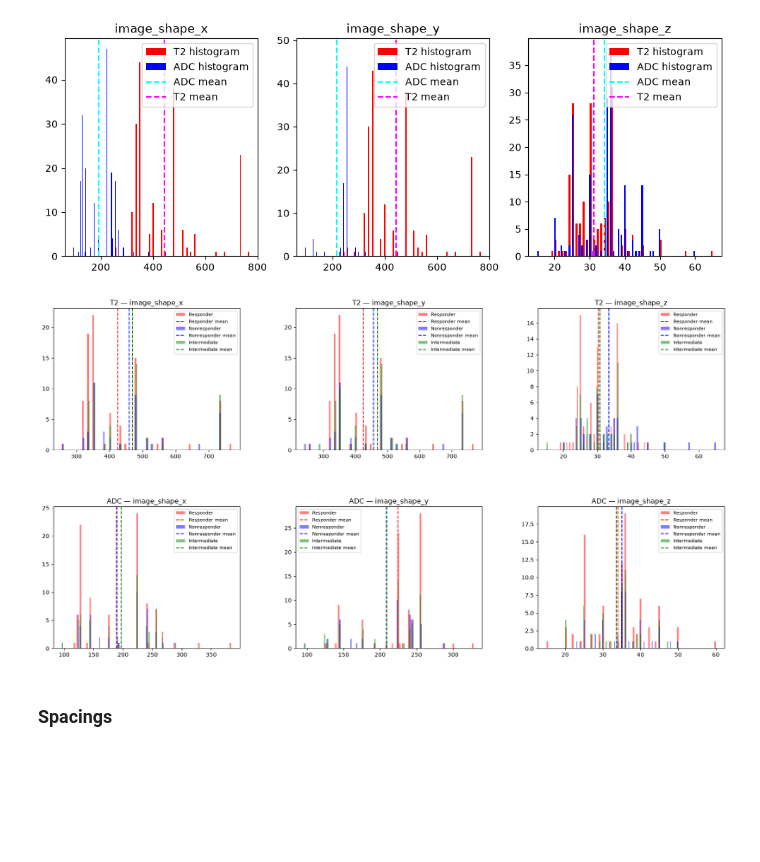
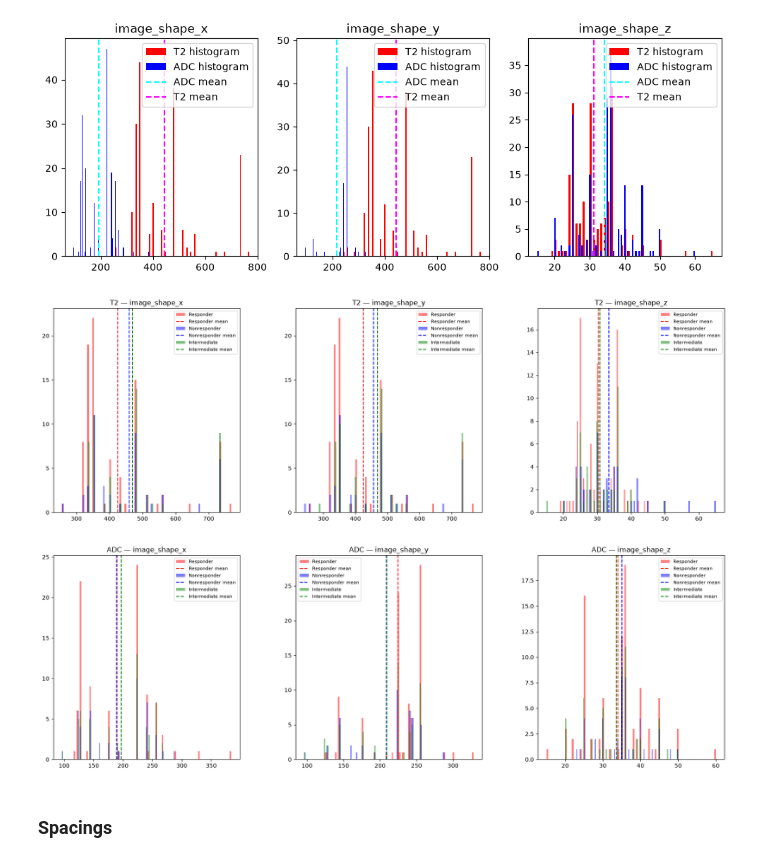
Before and after one commit to muhammetFurkanUnal/mebar-radiology, a Jupyter notebook: exploration/dimension.ipynb, the cells around one changed output. Cells and saved outputs as stored; diff of their text form; code cells hidden in the pictures; blank space fills up the shorter version.

```diff
--- a/exploration/dimension.ipynb
+++ b/exploration/dimension.ipynb
@@ -73,60 +73,75 @@ adc_responder_df = manifest_df[(manifest_df["modality"] == "ADC")& (manifest_df[
 adc_nonresponder_df = manifest_df[(manifest_df["modality"] == "ADC")& (manifest_df["response_group"] == "nonresponder")][shapes]
 adc_intermediate_df = manifest_df[(manifest_df["modality"] == "ADC")& (manifest_df["response_group"] == "intermediate")][shapes]
 # %%
-fig, axes = plt.subplots(2, 3, figsize=(18, 10))
+fig_t2, axes_t2 = plt.subplots(1, 3, figsize=(18, 6))
 
 # T2
-for ax, shape in zip(axes[0], shapes):
+for ax, shape in zip(axes_t2, shapes):
     ax.hist(t2_responder_df[shape].dropna(), bins=100,
             color="red", alpha=0.5, label="Responder")
     ax.axvline(x=t2_responder_df[shape].mean(),
                 color="red", linestyle="--", label="Responder mean")
 
     ax.hist(t2_nonresponder_df[shape].dropna(), bins=100,
             color="blue", alpha=0.5, label="Nonresponder")
     ax.axvline(x=t2_nonresponder_df[shape].mean(),
                 color="blue", linestyle="--", label="Nonresponder mean")
 
     ax.hist(t2_intermediate_df[shape].dropna(), bins=100,
             color="green", alpha=0.5, label="Intermediate")
     ax.axvline(x=t2_intermediate_df[shape].mean(),
                 color="green", linestyle="--", label="Intermediate mean")
 
     ax.set_title(f"T2 — {shape}")
     ax.legend(fontsize=8)
 
-# ADC
-for ax, shape in zip(axes[1], shapes):
-    ax.hist(adc_responder_df[shape].dropna(), bins=100,
-            color="red", alpha=0.5, label="Responder")
-    ax.axvline(x=adc_responder_df[shape].mean(),
-                color="red", linestyle="--", label="Responder mean")
 
-    ax.hist(adc_nonresponder_df[shape].dropna(), bins=100,
-            color="blue", alpha=0.5, label="Nonresponder")
-    ax.axvline(x=adc_nonresponder_df[shape].mean(),
-                color="blue", linestyle="--", label="Nonresponder mean")
 
-    ax.hist(adc_intermediate_df[shape].dropna(), bins=100,
-            color="green", alpha=0.5, label="Intermediate")
-    ax.axvline(x=adc_intermediate_df[shape].mean(),
-                color="green", linestyle="--", label="Intermediate mean")
-
-    ax.set_title(f"ADC — {shape}")
-    ax.legend(fontsize=8)
-
-fig.subplots_adjust(
+fig_t2.subplots_adjust(
     left=0.06,
     right=0.98,
     bottom=0.08,
     top=0.92,
     wspace=0.30,  # sütunlar arası boşluk
     hspace=0.40,  # satırlar arası boşluk
 )
 
 plt.show()
 # %% [output]
-[figure, old version]
+[figure, new version]
+# %%
+# ADC
+fig_adc, axes_adc = plt.subplots(1, 3, figsize=(18, 6))
+
+for ax, shape in zip(axes_adc, shapes):
+    ax.hist(adc_responder_df[shape].dropna(), bins=100,
+            color="red", alpha=0.5, label="Responder")
+    ax.axvline(x=adc_responder_df[shape].mean(),
+                color="red", linestyle="--", label="Responder mean")
+
+    ax.hist(adc_nonresponder_df[shape].dropna(), bins=100,
+            color="blue", alpha=0.5, label="Nonresponder")
+    ax.axvline(x=adc_nonresponder_df[shape].mean(),
+                color="blue", linestyle="--", label="Nonresponder mean")
+
+    ax.hist(adc_intermediate_df[shape].dropna(), bins=100,
+            color="green", alpha=0.5, label="Intermediate")
+    ax.axvline(x=adc_intermediate_df[shape].mean(),
+                color="green", linestyle="--", label="Intermediate mean")
+
+    ax.set_title(f"ADC — {shape}")
+    ax.legend(fontsize=8)
+
+fig_adc.subplots_adjust(
+    left=0.06,
+    right=0.98,
+    bottom=0.08,
+    top=0.92,
+    wspace=0.30,  # sütunlar arası boşluk
+    hspace=0.40,  # satırlar arası boşluk
+)
+# %% [output]
+[figure, added]
 # %% [markdown]
 ### Spacings
 # %%
```
Also changed, not shown: parts of 5 cells of this notebook, 3 other files.
